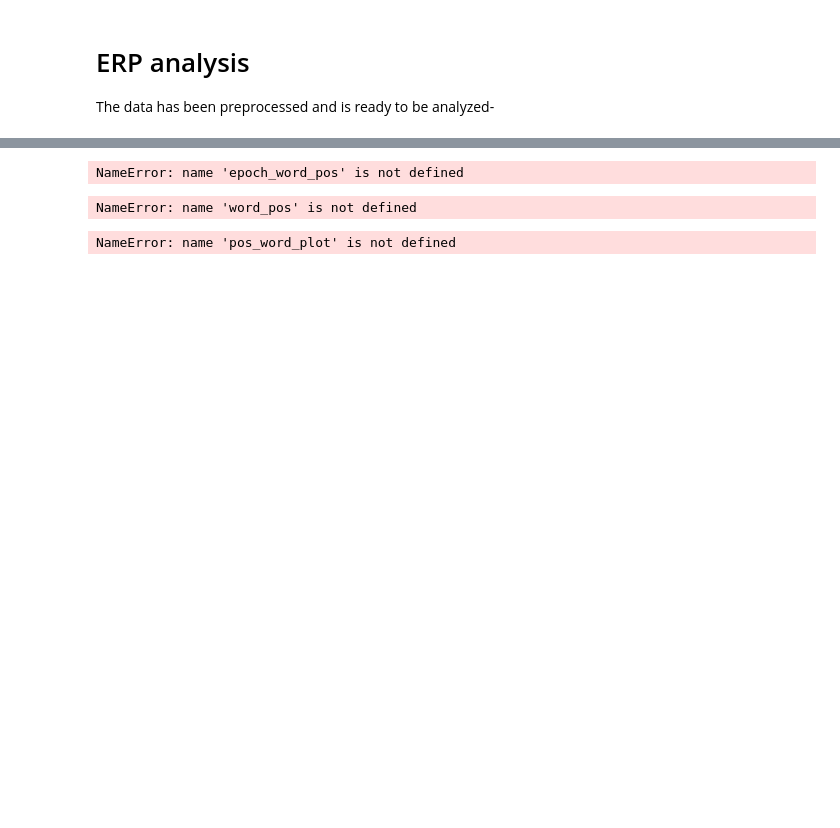
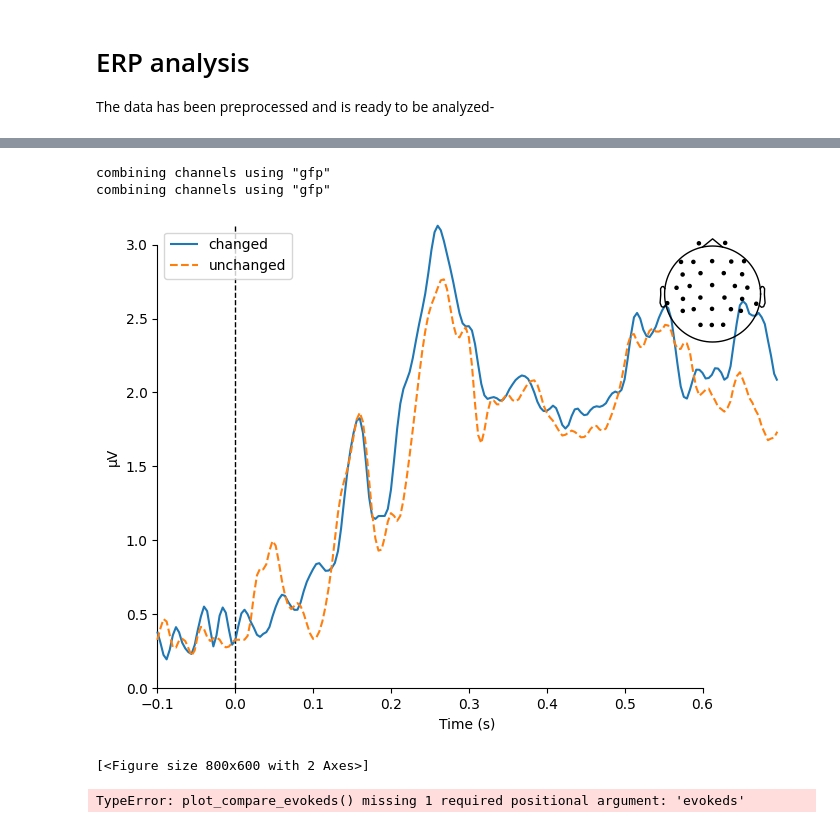
Before and after one commit to lauritswl/EEG_Thatcher_Effect, a Jupyter notebook: thatcher_experiment_notebook_EEG.ipynb, the cells around one changed output, grey strips where cells are left out. Saved outputs shown, nothing was run; the diff lists cells and outputs as text; code cells hidden in the pictures; blank space fills up the shorter version.

```diff
--- a/thatcher_experiment_notebook_EEG.ipynb
+++ b/thatcher_experiment_notebook_EEG.ipynb
@@ -259,14 +338,15 @@ NameError: name 'epochs_resampled' is not defined
 # %%
-mne.viz.plot_compare_evokeds(dict(positive=epoch_word_pos, negative=epoch_word_neg),
+mne.viz.plot_compare_evokeds(dict(changed=all_changed_evoked, unchanged=all_unchanged_evoked),
+                             linestyles=dict(changed ='solid', unchanged ='dashed'),
                              legend='upper left', show_sensors='upper right')
 # %% [output]
-NameError: name 'epoch_word_pos' is not defined
+combining channels using "gfp"
+combining channels using "gfp"
+[figure, added]
+[<Figure size 800x600 with 2 Axes>]
-# %%
-pos_word_plot = word_pos.plot_image(picks='O1');
-pos_word_plot = word_neg.plot_image(picks='O1');
-# %% [output]
-NameError: name 'word_pos' is not defined
-# %%
-pos_word_plot[0]
-# %% [output]
-NameError: name 'pos_word_plot' is not defined
+# %%
+mne.viz.plot_compare_evokeds(colors=dict(aud=0, vis=1),
+                             linestyles=dict(left='solid', right='dashed'),
+                             time_unit='ms')
+# %% [output]
+TypeError: plot_compare_evokeds() missing 1 required positional argument: 'evokeds'
```
Also changed, not shown: parts of 15 cells of this notebook, 1 other file.
